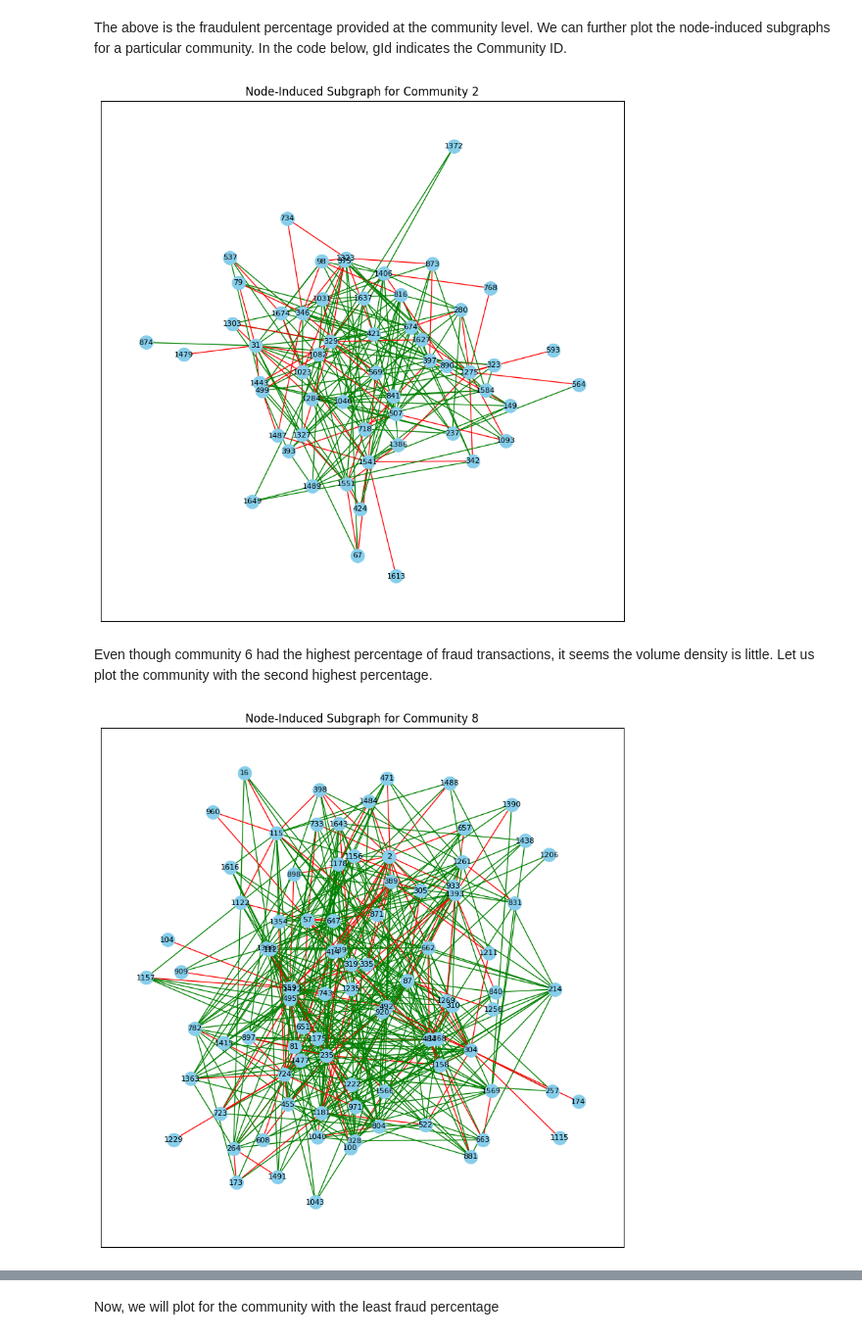
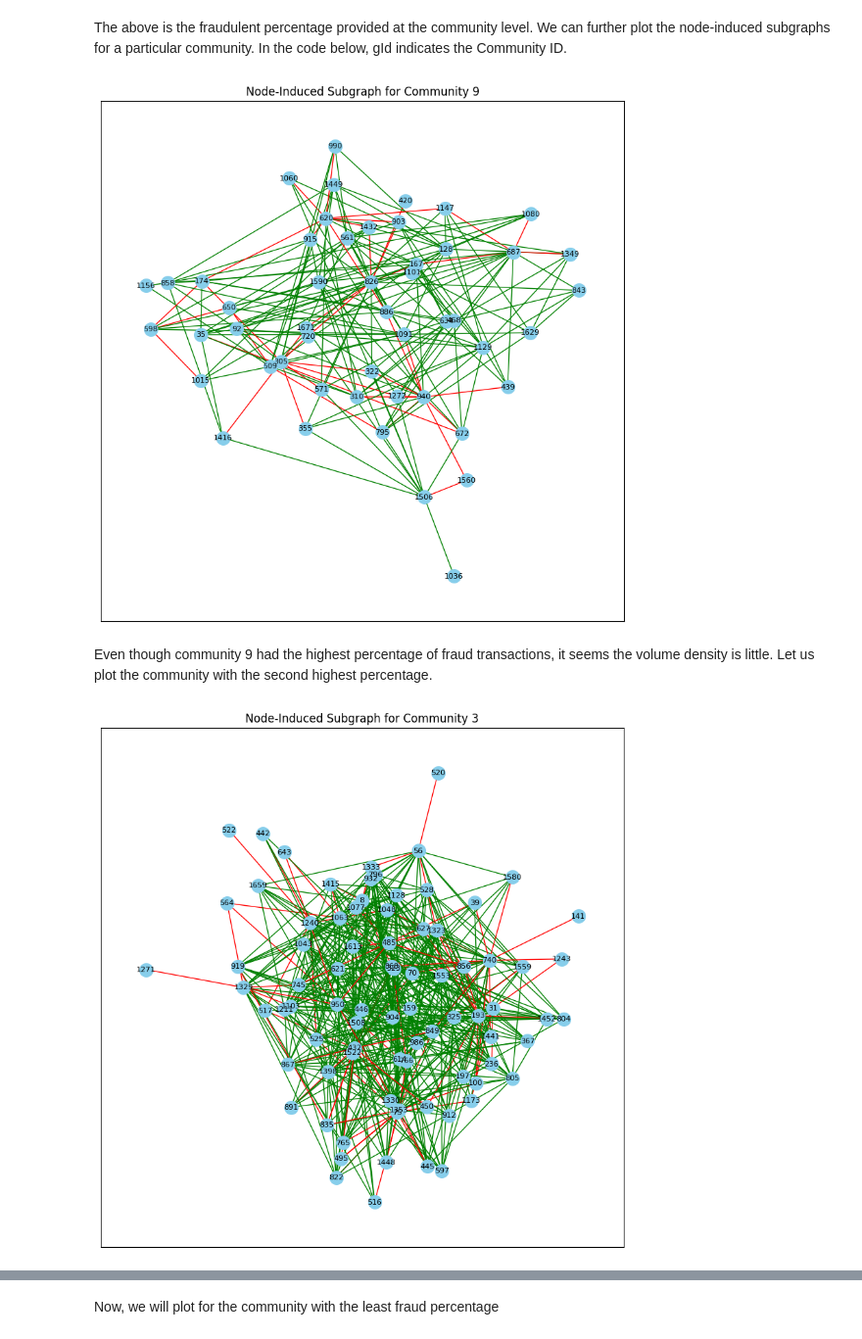
Before and after one commit to saxyrinchen/bt4012_project, a Jupyter notebook: graph_feature_engineering.ipynb, the cells around one changed output, grey strips where cells are left out. Shown at 98% size. Cells and saved outputs as stored; diff of their text form; code cells hidden in the pictures.

```diff
--- a/graph_feature_engineering.ipynb
+++ b/graph_feature_engineering.ipynb
@@ -377,14 +314,14 @@ def plot_community_subgraph(graph, community_id):
     plt.title(f"Node-Induced Subgraph for Community {community_id}")
     plt.show()
 
-# Usage: Plot the subgraph for Community 2
-plot_community_subgraph(G_bu, community_id=2)
+# Usage: Plot the subgraph for Community 9
+plot_community_subgraph(G_bu, community_id=9)
 # %% [output]
-[figure, old version]
+[figure, new version]
 # %% [markdown]
-Even though community 6 had the highest percentage of fraud transactions, it seems the volume density is little. Let us plot the community with the second highest percentage.
+Even though community 9 had the highest percentage of fraud transactions, it seems the volume density is little. Let us plot the community with the second highest percentage.
 # %%
-# Usage: Plot the subgraph for Community 8
-plot_community_subgraph(G_bu, community_id=8)
+# Usage: Plot the subgraph for Community 3
+plot_community_subgraph(G_bu, community_id=3)
 # %% [output]
-[figure, old version]
+[figure, new version]
```
Also changed, not shown: parts of 21 cells of this notebook.
